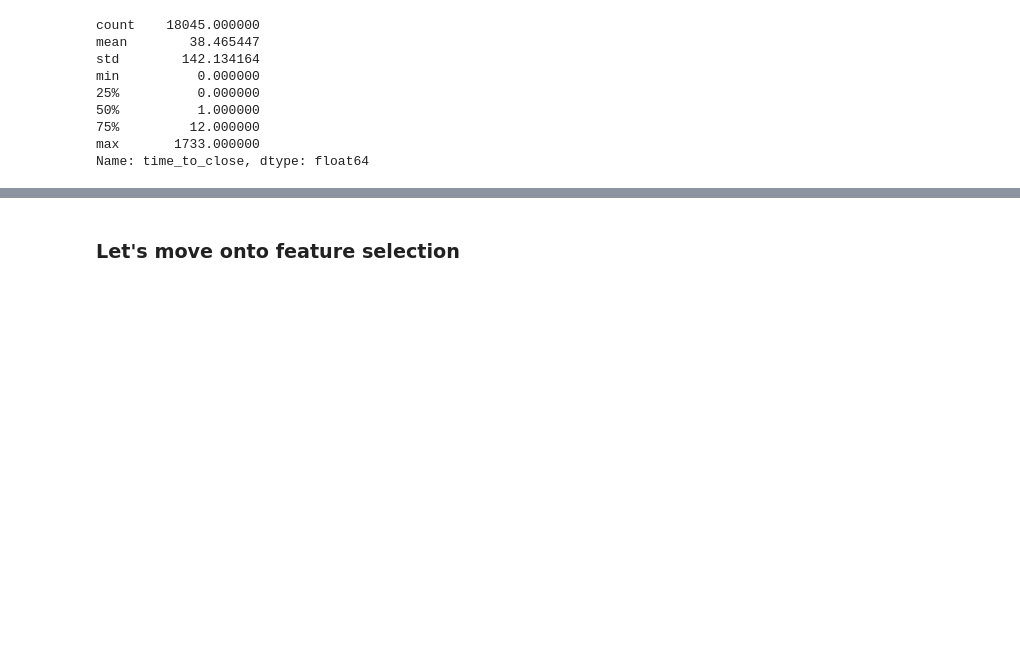
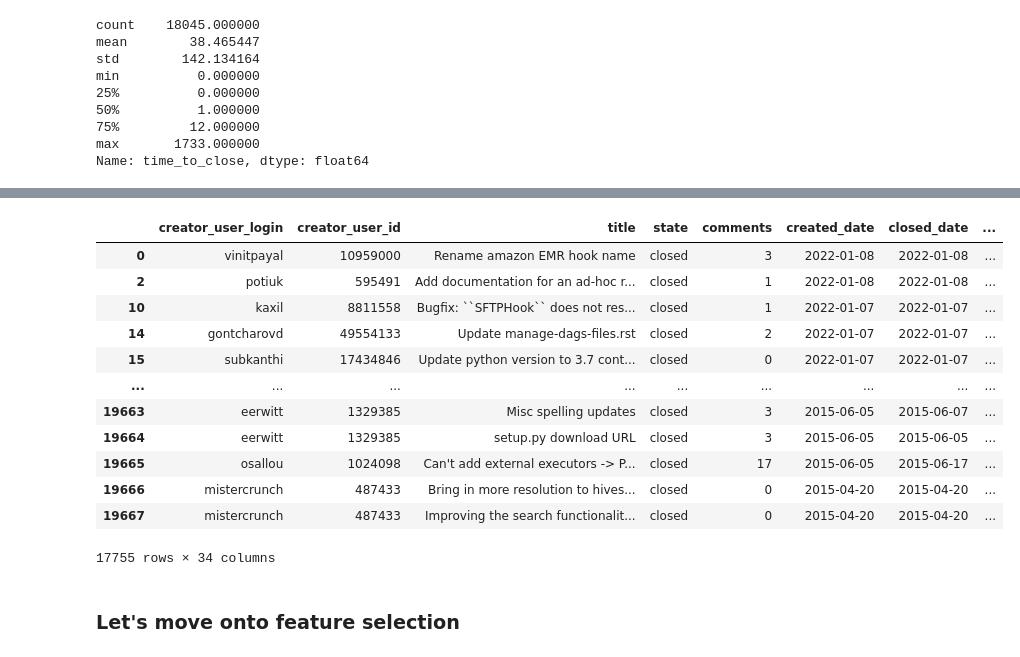
Before and after one commit to AmirZahre/Github_Org_Repo_Analysis, a Jupyter notebook: astronomer_V1.ipynb, the cells around one changed output, grey strips where cells are left out. Drawn from its saved outputs; the diff is of its cells as text; code cells hidden in the pictures; blank space fills up the shorter version.

```diff
--- a/astronomer_V1.ipynb
+++ b/astronomer_V1.ipynb
@@ -963,3 +995,31 @@ Name: time_to_close, dtype: float64
+# %%
+def binning(x):
+    if x < 1:
+        return 'Less than 1 day'
+    elif x >= 1 and x <= 3:
+        return '1-3 days'
+    elif x > 3 and x <= 5:
+        return '3-5 days'
+    else:
+        return 'More than 5 days'
+# %%
+df_ml['time_to_complete'] = df_ml.time_to_close.apply(lambda x: binning(x))
+# %%
+df_ml
+# %% [output]
+|  | creator_user_login | creator_user_id | title | state | comments | created_date | closed_date | ... |
+| 0 | vinitpayal | 10959000 | Rename amazon EMR hook name | closed | 3 | 2022-01-08 | 2022-01-08 | ... |
+| 2 | potiuk | 595491 | Add documentation for an ad-hoc r... | closed | 1 | 2022-01-08 | 2022-01-08 | ... |
+| 10 | kaxil | 8811558 | Bugfix: ``SFTPHook`` does not res... | closed | 1 | 2022-01-07 | 2022-01-07 | ... |
+| 14 | gontcharovd | 49554133 | Update manage-dags-files.rst | closed | 2 | 2022-01-07 | 2022-01-07 | ... |
+| 15 | subkanthi | 17434846 | Update python version to 3.7 cont... | closed | 0 | 2022-01-07 | 2022-01-07 | ... |
+| ... | ... | ... | ... | ... | ... | ... | ... | ... |
+| 19663 | eerwitt | 1329385 | Misc spelling updates | closed | 3 | 2015-06-05 | 2015-06-07 | ... |
+| 19664 | eerwitt | 1329385 | setup.py download URL | closed | 3 | 2015-06-05 | 2015-06-05 | ... |
+| 19665 | osallou | 1024098 | Can't add external executors -> P... | closed | 17 | 2015-06-05 | 2015-06-17 | ... |
+| 19666 | mistercrunch | 487433 | Bring in more resolution to hives... | closed | 0 | 2015-04-20 | 2015-04-20 | ... |
+| 19667 | mistercrunch | 487433 | Improving the search functionalit... | closed | 0 | 2015-04-20 | 2015-04-20 | ... |
+17755 rows × 34 columns
 # %% [markdown]
 ### Let's move onto feature selection
 # %%
```
Also changed, not shown: parts of 6 cells of this notebook.
